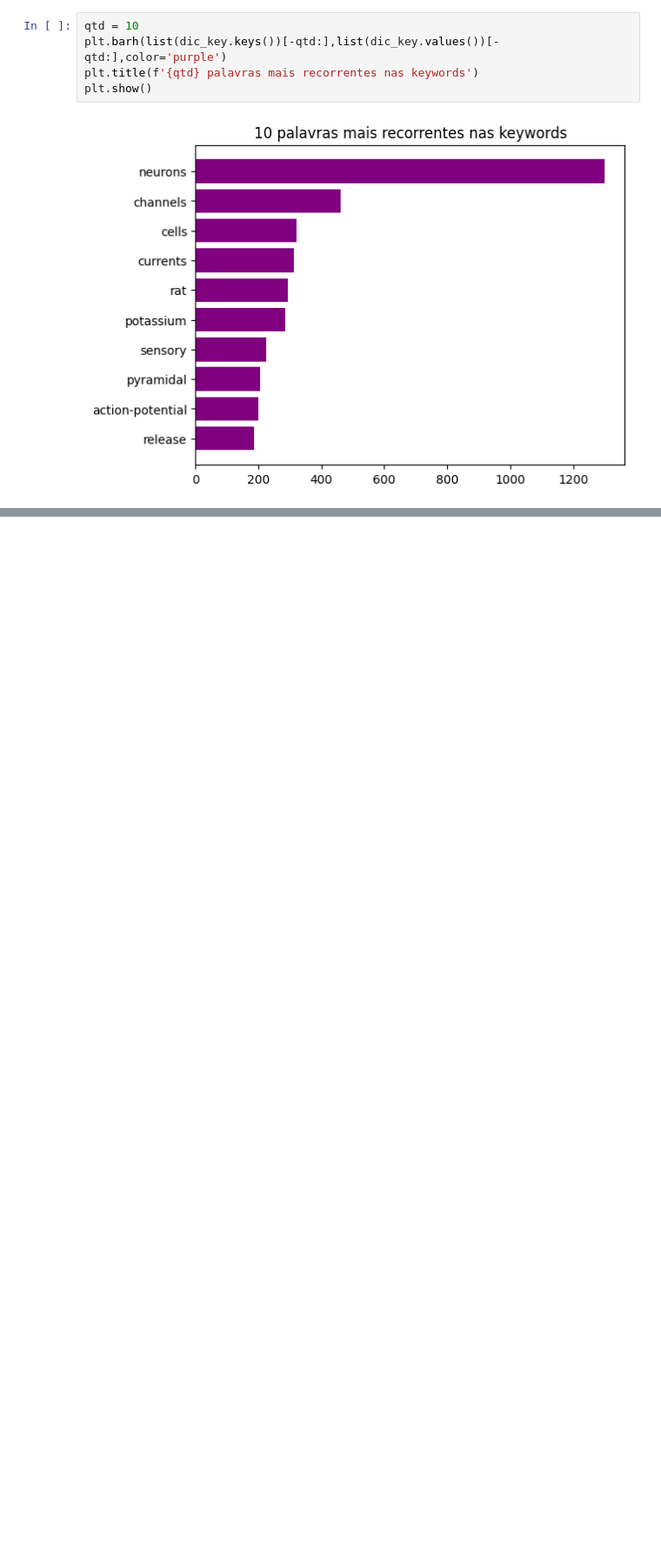
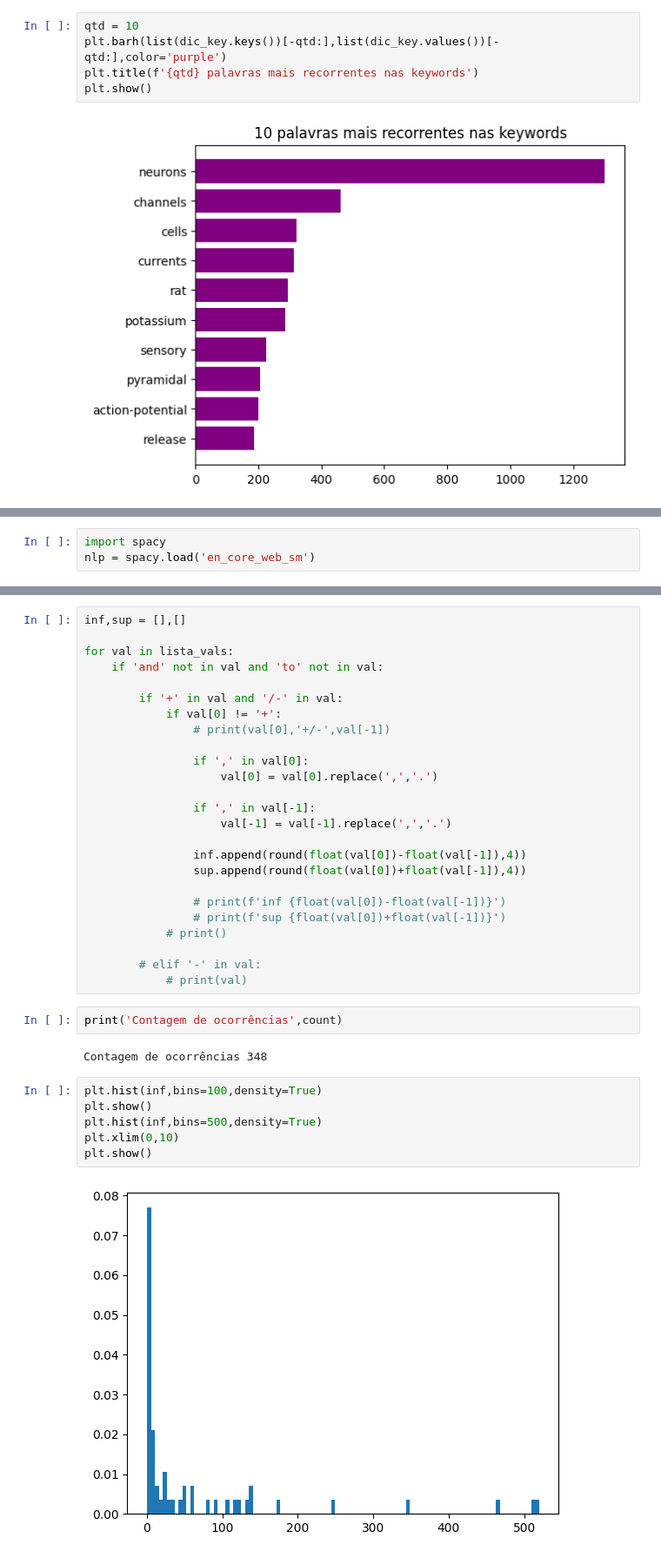
Before and after one commit to pedrozanineli/praticas-computacionais-avancadas, a Jupyter notebook: aula 1 - extracao abstract webofscience.ipynb, the cells around one changed output, grey strips where cells are left out. Shown at 87% size. Cells and saved outputs as stored; diff of their text form; blank space fills up the shorter version.

```diff
--- a/aula 1 - extracao abstract webofscience.ipynb
+++ b/aula 1 - extracao abstract webofscience.ipynb
@@ -45 +49,4 @@ plt.show()
+# %%
+import spacy
+nlp = spacy.load('en_core_web_sm')
 # %%
@@ -81,0 +126,37 @@ neously fired last 2.8 +/- 0.6 ms (mean +/- S.D.) and have a
+# %%
+inf,sup = [],[]
+
+for val in lista_vals:
+    if 'and' not in val and 'to' not in val:
+
+        if '+' in val and '/-' in val:
+            if val[0] != '+':
+                # print(val[0],'+/-',val[-1])
+
+                if ',' in val[0]:
+                    val[0] = val[0].replace(',','.')
+
+                if ',' in val[-1]:
+                    val[-1] = val[-1].replace(',','.')
+
+                inf.append(round(float(val[0])-float(val[-1]),4))
+                sup.append(round(float(val[0])+float(val[-1]),4))
+
+                # print(f'inf {float(val[0])-float(val[-1])}')
+                # print(f'sup {float(val[0])+float(val[-1])}')
+            # print()
+
+        # elif '-' in val:
+            # print(val)
+# %%
+print('Contagem de ocorrências',count)
+# %% [output]
+Contagem de ocorrências 348
+# %%
+plt.hist(inf,bins=100,density=True)
+plt.show()
+plt.hist(inf,bins=500,density=True)
+plt.xlim(0,10)
+plt.show()
+# %% [output]
+[figure, added]
```
Also changed, not shown: parts of 6 cells of this notebook.
